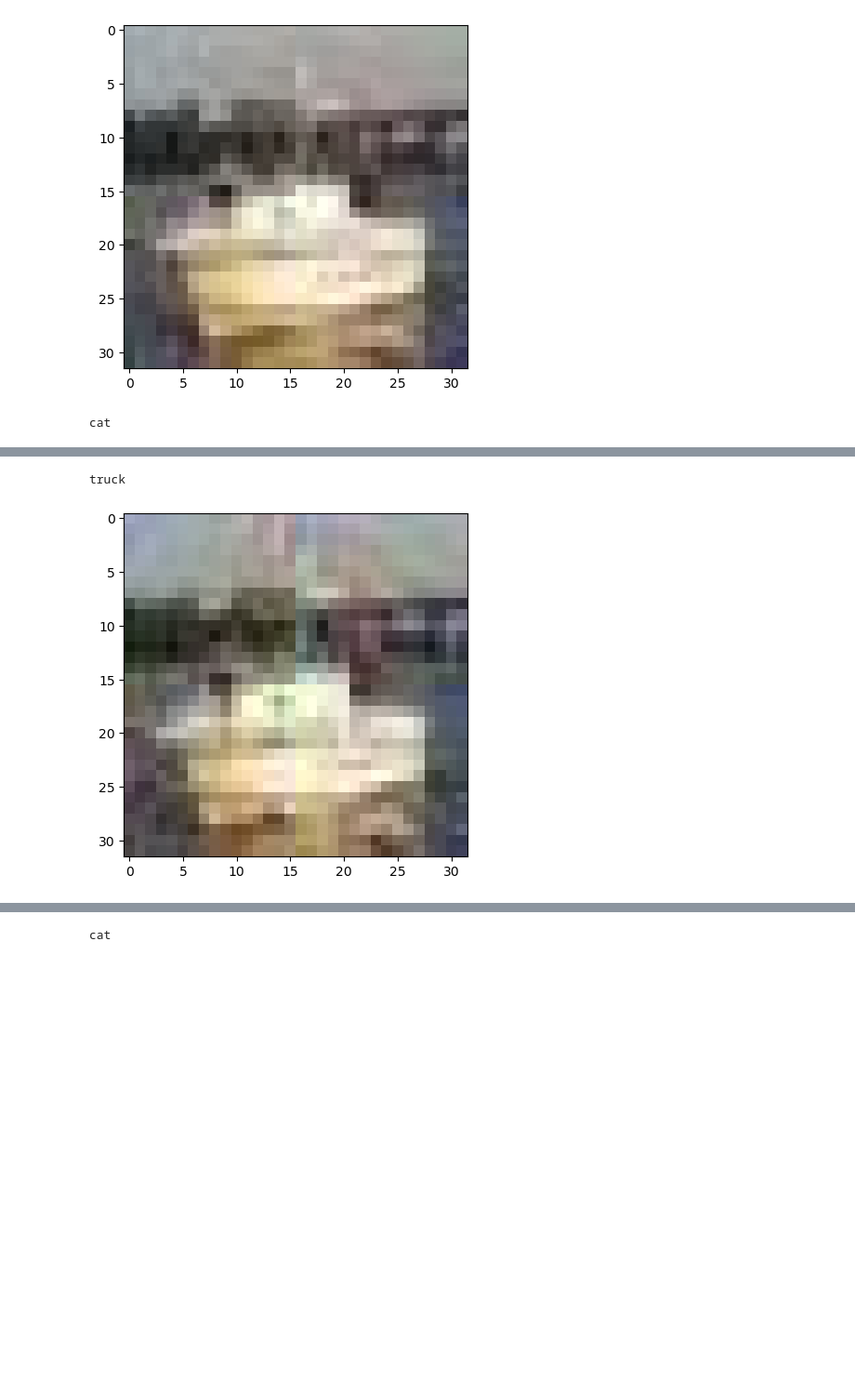
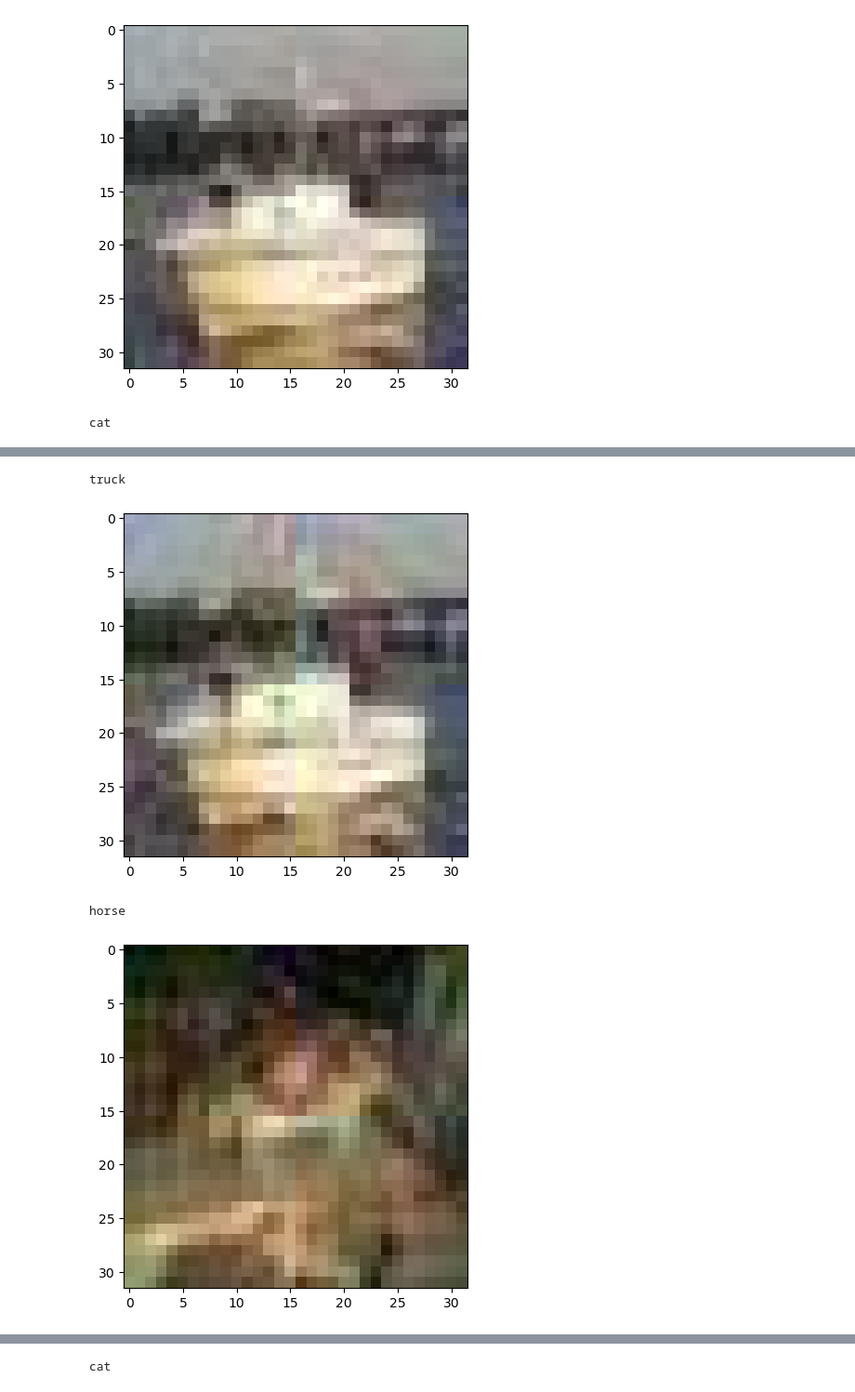
Before and after one commit to franziska-denk/practical-work, a Jupyter notebook: 02-evaluate.ipynb, the cells around one changed output, grey strips where cells are left out. Shown at 93% size. Cells and saved outputs as stored; diff of their text form; code cells hidden in the pictures; blank space fills up the shorter version.

```diff
--- a/02-evaluate.ipynb
+++ b/02-evaluate.ipynb
@@ -337,20 +359,29 @@ truck
 # %%
 data_path = "data/d_det_eps2/"
 with open(os.path.join(data_path, "labels.pkl"), "rb") as file:
     labels = pickle.load(file)
 rand_idx = 1
 img_path = os.path.join(data_path, "img", f"{rand_idx}.jpg")
 img = np.array(Image.open(img_path))
 plt.imshow(img)
 print(f"{classes[labels[rand_idx]]}")
 plt.show()
 
 img_path = os.path.join(data_path, "img", f"{rand_idx+1}.jpg")
 img = np.array(Image.open(img_path))
 plt.imshow(img)
 print(f"{classes[labels[rand_idx+1]]}")
+plt.show()
+
+img_path = os.path.join(data_path, "img", f"{rand_idx+2}.jpg")
+img = np.array(Image.open(img_path))
+plt.imshow(img)
+print(f"{classes[labels[rand_idx+2]]}")
+plt.show()
 # %% [output]
 cat
 [figure]
 truck
 [figure]
+horse
+[figure, added]
```
Also changed, not shown: parts of 29 cells of this notebook, 1 other file.
